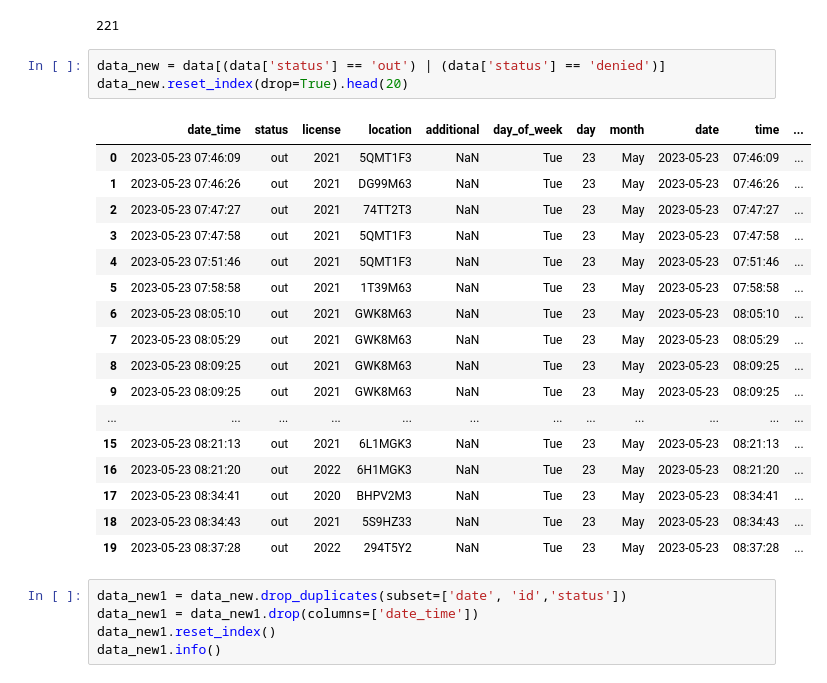
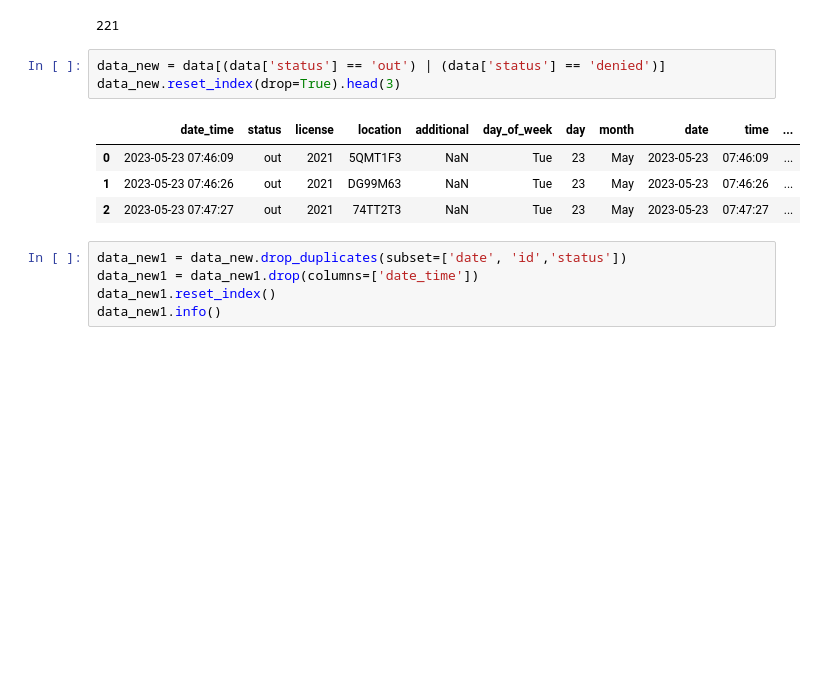
Before and after one commit to olgapoletkina/RVT_license_analysis, a Jupyter notebook: Revit__license_use_analysis.ipynb, the cells around one changed output. Saved outputs shown, nothing was run; the diff lists cells and outputs as text; blank space fills up the shorter version.

```diff
--- a/Revit__license_use_analysis.ipynb
+++ b/Revit__license_use_analysis.ipynb
@@ -272,25 +253,12 @@ len(data['id'].unique())
 221
 # %%
 data_new = data[(data['status'] == 'out') | (data['status'] == 'denied')]
-data_new.reset_index(drop=True).head(20)
+data_new.reset_index(drop=True).head(3)
 # %% [output]
 |  | date_time | status | license | location | additional | day_of_week | day | month | date | time | ... |
 | 0 | 2023-05-23 07:46:09 | out | 2021 | 5QMT1F3 | NaN | Tue | 23 | May | 2023-05-23 | 07:46:09 | ... |
 | 1 | 2023-05-23 07:46:26 | out | 2021 | DG99M63 | NaN | Tue | 23 | May | 2023-05-23 | 07:46:26 | ... |
 | 2 | 2023-05-23 07:47:27 | out | 2021 | 74TT2T3 | NaN | Tue | 23 | May | 2023-05-23 | 07:47:27 | ... |
-| 3 | 2023-05-23 07:47:58 | out | 2021 | 5QMT1F3 | NaN | Tue | 23 | May | 2023-05-23 | 07:47:58 | ... |
-| 4 | 2023-05-23 07:51:46 | out | 2021 | 5QMT1F3 | NaN | Tue | 23 | May | 2023-05-23 | 07:51:46 | ... |
-| 5 | 2023-05-23 07:58:58 | out | 2021 | 1T39M63 | NaN | Tue | 23 | May | 2023-05-23 | 07:58:58 | ... |
-| 6 | 2023-05-23 08:05:10 | out | 2021 | GWK8M63 | NaN | Tue | 23 | May | 2023-05-23 | 08:05:10 | ... |
-| 7 | 2023-05-23 08:05:29 | out | 2021 | GWK8M63 | NaN | Tue | 23 | May | 2023-05-23 | 08:05:29 | ... |
-| 8 | 2023-05-23 08:09:25 | out | 2021 | GWK8M63 | NaN | Tue | 23 | May | 2023-05-23 | 08:09:25 | ... |
-| 9 | 2023-05-23 08:09:25 | out | 2021 | GWK8M63 | NaN | Tue | 23 | May | 2023-05-23 | 08:09:25 | ... |
-| ... | ... | ... | ... | ... | ... | ... | ... | ... | ... | ... | ... |
-| 15 | 2023-05-23 08:21:13 | out | 2021 | 6L1MGK3 | NaN | Tue | 23 | May | 2023-05-23 | 08:21:13 | ... |
-| 16 | 2023-05-23 08:21:20 | out | 2022 | 6H1MGK3 | NaN | Tue | 23 | May | 2023-05-23 | 08:21:20 | ... |
-| 17 | 2023-05-23 08:34:41 | out | 2020 | BHPV2M3 | NaN | Tue | 23 | May | 2023-05-23 | 08:34:41 | ... |
-| 18 | 2023-05-23 08:34:43 | out | 2021 | 5S9HZ33 | NaN | Tue | 23 | May | 2023-05-23 | 08:34:43 | ... |
-| 19 | 2023-05-23 08:37:28 | out | 2022 | 294T5Y2 | NaN | Tue | 23 | May | 2023-05-23 | 08:37:28 | ... |
 # %%
 data_new1 = data_new.drop_duplicates(subset=['date', 'id','status'])
 data_new1 = data_new1.drop(columns=['date_time'])
```
Also changed, not shown: parts of 16 cells of this notebook, 1 other file.
